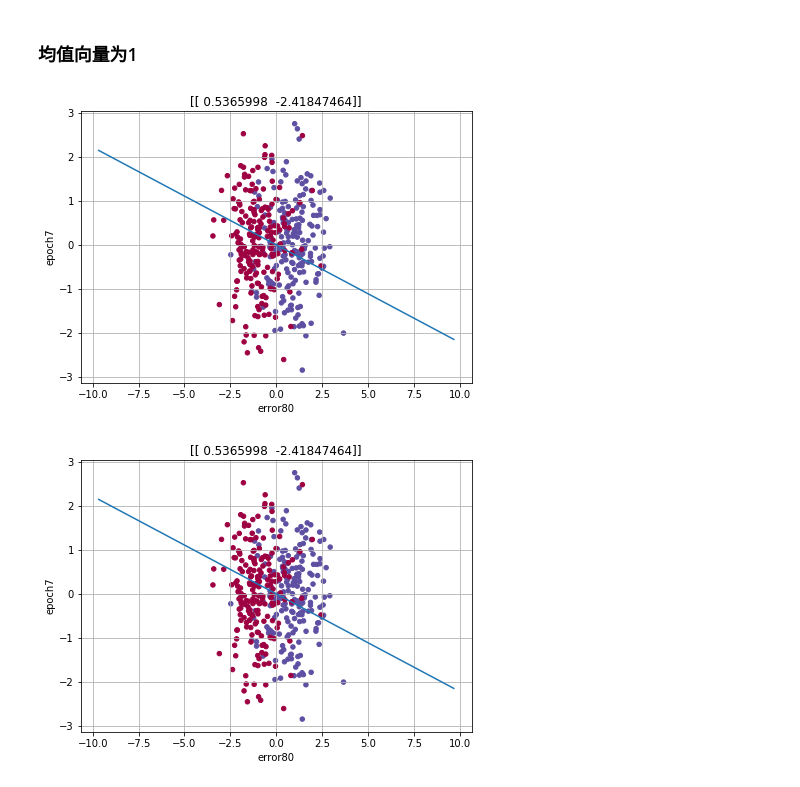
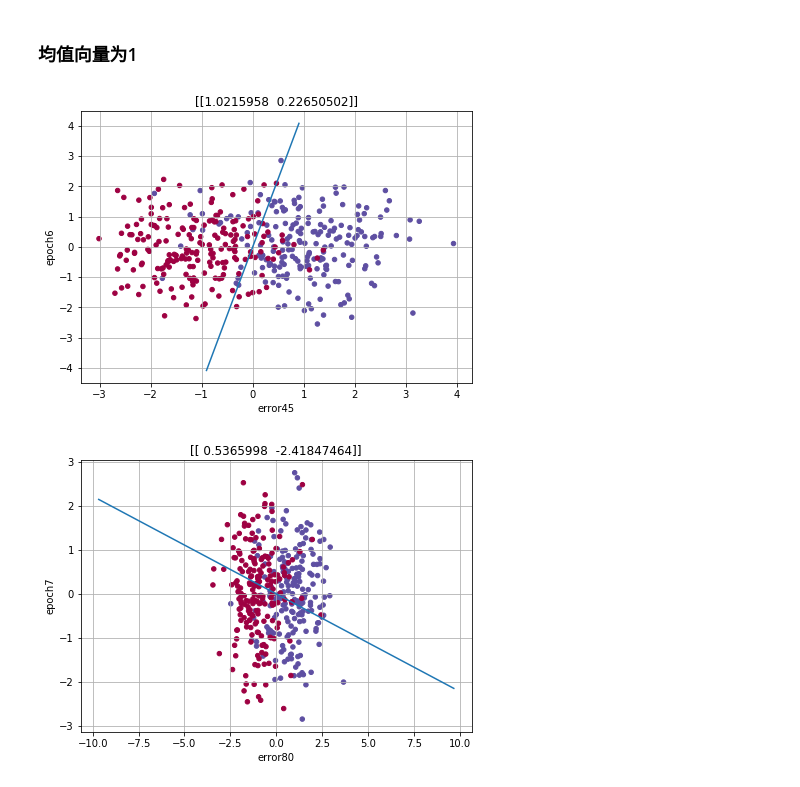
Before and after one commit to easilylazy/pattern-recognition, a Jupyter notebook: perceptron/display.ipynb, the cells around one changed output. Cells and saved outputs as stored; diff of their text form; code cells hidden in the pictures.

```diff
--- a/perceptron/display.ipynb
+++ b/perceptron/display.ipynb
@@ -66,12 +80,21 @@ def GenerateData(mu,d,N):
 import pickle
 from IPython.display import clear_output
 # %%
-def live_plot(X,y,result,epoch,figsize=(7,5), title=''):
+def live_plot(X,y,result,epoch,clear=True,figsize=(7,5), title=''):
+    """
+    动态展示分界面的变换
+    :param X:分类数据集
+    :param y:分类标签
+    :param wT:初始分界向量（转置后形式[1,d]）
+    :param epoch:迭代次数（默认为5）
+    :param step:True时，在数据可分时每一次修改向量显示变化；否则不显示
+    :param separable:True时，应用数据可分算法，否则应用不可分算法
+    :return:最终最小错误次数leastWrong及对应的分界向量recordWT，以及总迭代次数
+    """
     wTr=result[0]
     error=result[1]
-    #ax2=DisplayData(X2,y2)
-    #pickle.dump(ax, open('myplot.pickle', 'wb'))
-    clear_output(wait=True)
+    if clear:
+        clear_output(wait=True)
     plt.figure(figsize=figsize)
 
     plt.scatter(X[:,0],X[:,1],c=y.transpose(),marker = 'o', s=20, cmap = plt.cm.Spectral)
@@ -82,13 +105,23 @@ def live_plot(X,y,result,epoch,figsize=(7,5), title=''):
     plt.grid(True)
     plt.xlabel('error'+str(error))
     plt.ylabel('epoch'+str(epoch))
-    plt.show();
+    plt.show()
 # %%
-def DisplayWT(X,y,wT,epoch=5,step=False):
+def DisplayWT(X,y,wT,epoch=5,step=False,separable=True):
+    """
+    动态展示分界面的变换
+    :param X:分类数据集
+    :param y:分类标签
+    :param wT:初始分界向量（转置后形式[1,d]）
+    :param epoch:迭代次数（默认为5）
+    :param step:True时，在数据可分时每一次修改向量显示变化；否则不显示
+    :param separable:True时，应用数据可分算法，否则应用不可分算法
+    :return:最终最小错误次数leastWrong及对应的分界向量recordWT，以及总迭代次数
+    """
     i=0
     leastWrong=len(y)
     recordWT=wT
-    for result in Perce(X,y,wT,epoch,step):
+    for result in Perce(X,y,wT,epoch,step,separable):
             i+=1
             wrong=result[1]
             if wrong<leastWrong:
@@ -124,9 +158,9 @@ live_plot(X1,y1,(WT1, leastWrong),i)
 ### 均值向量为1
 # %%
 X2,y2,wT2=GenerateData(1,2,200)
-leastWrong,WT2,i=DisplayWT(X2,y2,wT2,10000,False)
+leastWrong,WT2,i=DisplayWT(X2,y2,wT2,100,False,False)
 # %% [output]
-[figure, old version]
+[figure, new version]
 # %%
 live_plot(X2,y2,(WT2, leastWrong),i)
 # %% [output]
```
Also changed, not shown: parts of 6 cells of this notebook, 1 other file.
